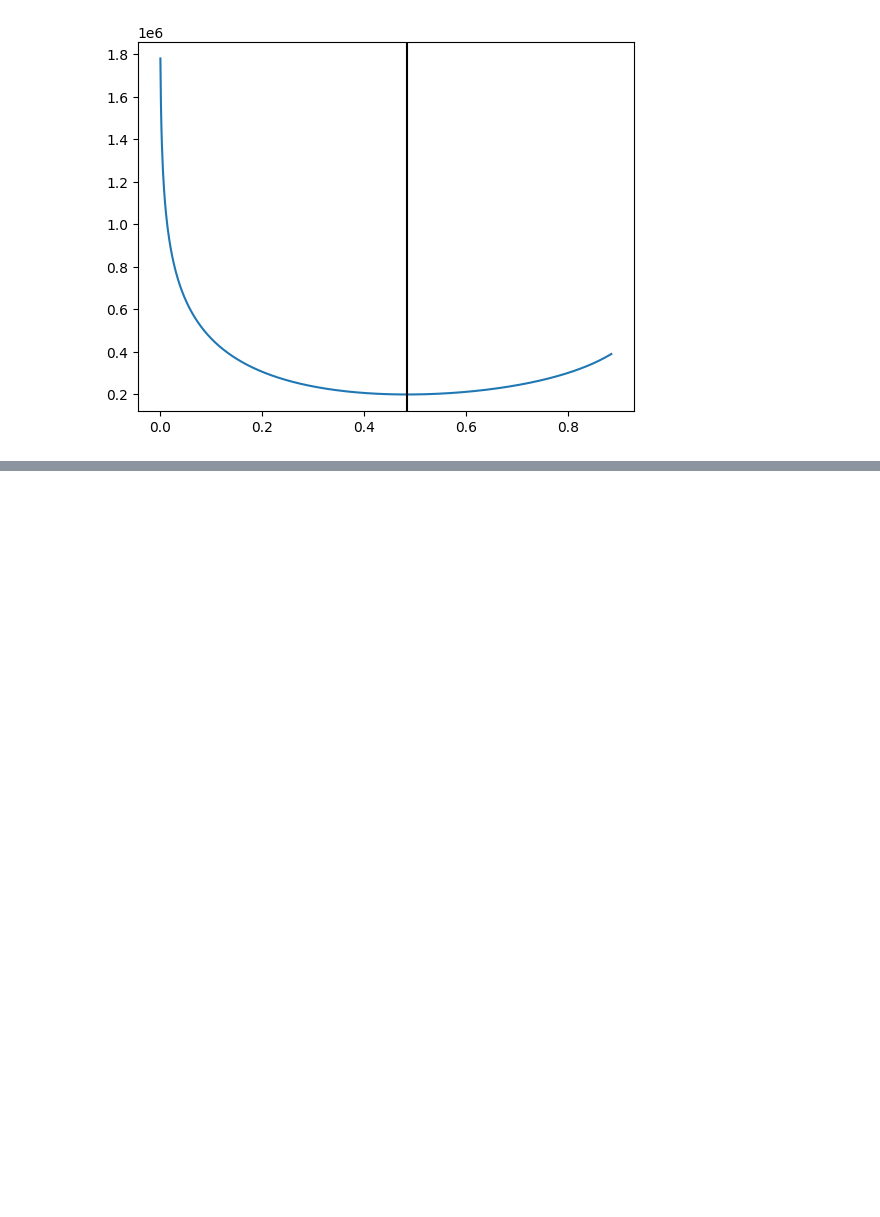
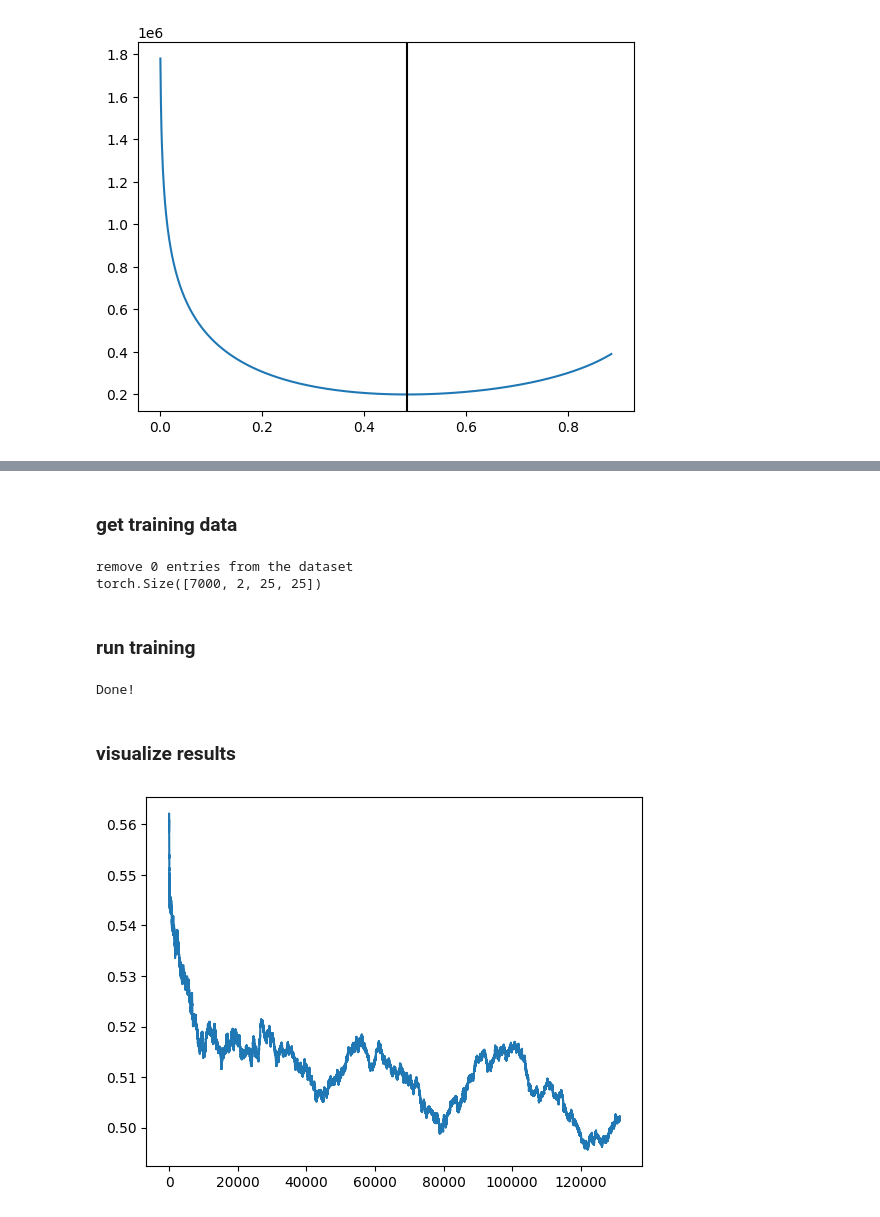
Before and after one commit to JanSchering/Thesis, a Jupyter notebook: si_model/SI_Experiment4.ipynb, the cells around one changed output, grey strips where cells are left out. Cells and saved outputs as stored; diff of their text form; code cells hidden in the pictures; blank space fills up the shorter version.

```diff
--- a/si_model/SI_Experiment4.ipynb
+++ b/si_model/SI_Experiment4.ipynb
@@ -391,0 +512,49 @@ tensor(0.4845, device='cuda:0')
+# %%
+beta = uniform.Uniform(t.tensor(0.), t.tensor(1.)).sample()
+beta = beta.cuda()
+beta.requires_grad_()
+epochs = 1_000
+
+langevin_dynamics = LangevinDynamics(
+    beta,
+    lr=1e-6,
+    lr_final=1e-9,
+    max_itr=120_000,
+)
+
+def train_loop(dataloader, optimizer):
+    size = len(dataloader.dataset)
+    betas = []
+    for batch, (transitions, y) in enumerate(dataloader):
+        X = transitions[:, 0]
+        X = X.cuda()
+        Y_obs = transitions[:, 1]
+        Y_obs = Y_obs.cuda()
+        beta, dist = langevin_dynamics.sample(X, Y_obs)
+        betas.append(beta)
+    return betas
+# %% [markdown]
+### get training data
+# %%
+training_data = CustomDataset(beta_mu=0.5, beta_sigma=0.1, num_sequences=500, steps_per_sequence=15, grid_size=25)
+len(training_data)
+training_loader = DataLoader(training_data, batch_size=32, shuffle=True)
+# %% [output]
+remove 0 entries from the dataset
+torch.Size([7000, 2, 25, 25])
+# %% [markdown]
+### run training
+# %%
+betas = []
+for epoch in tqdm(range(600)):
+    betas = betas + train_loop(training_loader, optimizer)
+print("Done!")
+# %% [output]
+Done!
+# %% [markdown]
+### visualize results
+# %%
+plt.plot(np.arange(len(betas)), t.tensor(betas))
+plt.show()
+# %% [output]
+[figure, added]
```
Also changed, not shown: parts of 7 cells of this notebook, 1 other file.
